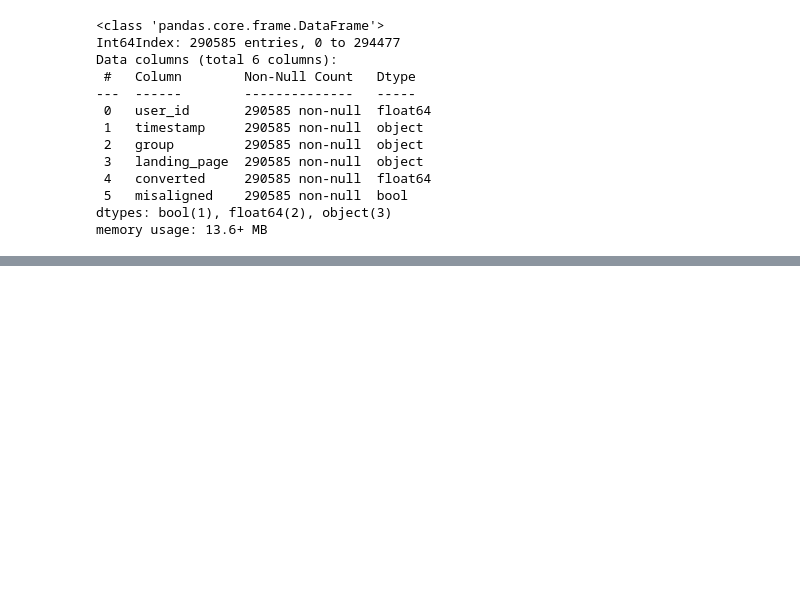
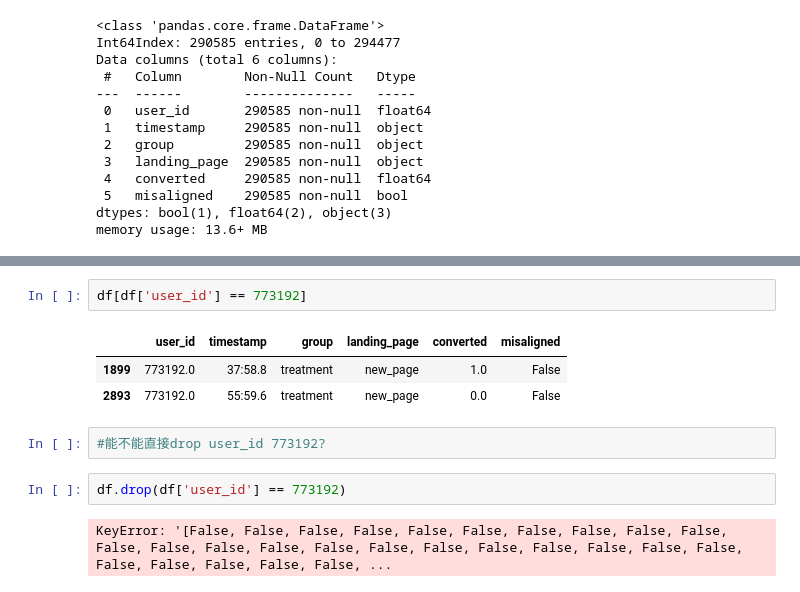
Before and after one commit to kaceejian/A-B-Testing, a Jupyter notebook: AB_Testing_Analysis_Main.ipynb, the cells around one changed output, grey strips where cells are left out. Cells and saved outputs as stored; diff of their text form; blank space fills up the shorter version.

```diff
--- a/AB_Testing_Analysis_Main.ipynb
+++ b/AB_Testing_Analysis_Main.ipynb
@@ -122,0 +176,12 @@ memory usage: 13.6+ MB
+# %%
+df[df['user_id'] == 773192]
+# %% [output]
+|  | user_id | timestamp | group | landing_page | converted | misaligned |
+| 1899 | 773192.0 | 37:58.8 | treatment | new_page | 1.0 | False |
+| 2893 | 773192.0 | 55:59.6 | treatment | new_page | 0.0 | False |
+# %%
+#能不能直接drop user_id 773192?
+# %%
+df.drop(df['user_id'] == 773192)
+# %% [output]
+KeyError: '[False, False, False, False, False, False, False, False, False, False, False, False, False, False, False, False, False, False, False, False, False, False, False, False, False, False, False, ...
```
Also changed, not shown: parts of 11 cells of this notebook.
